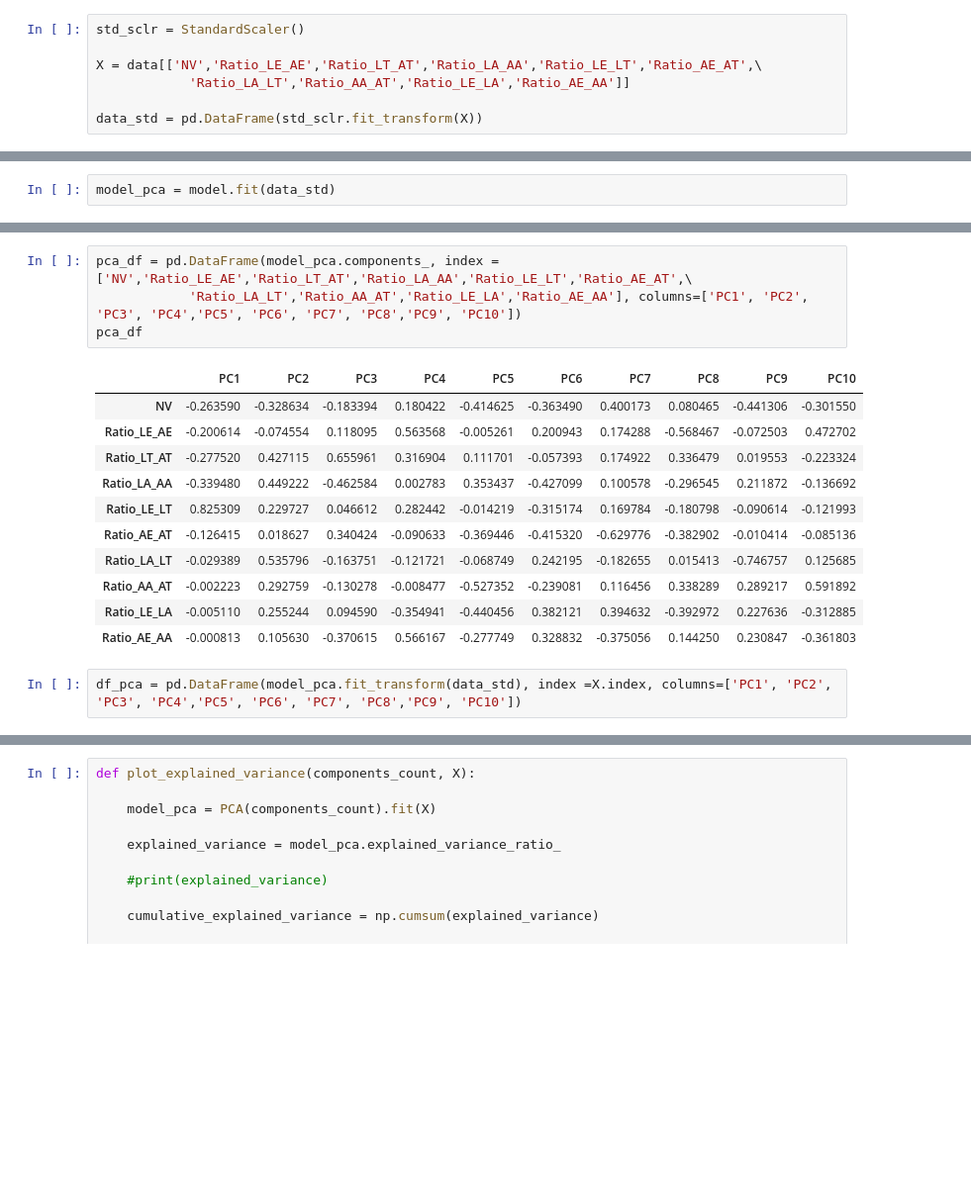
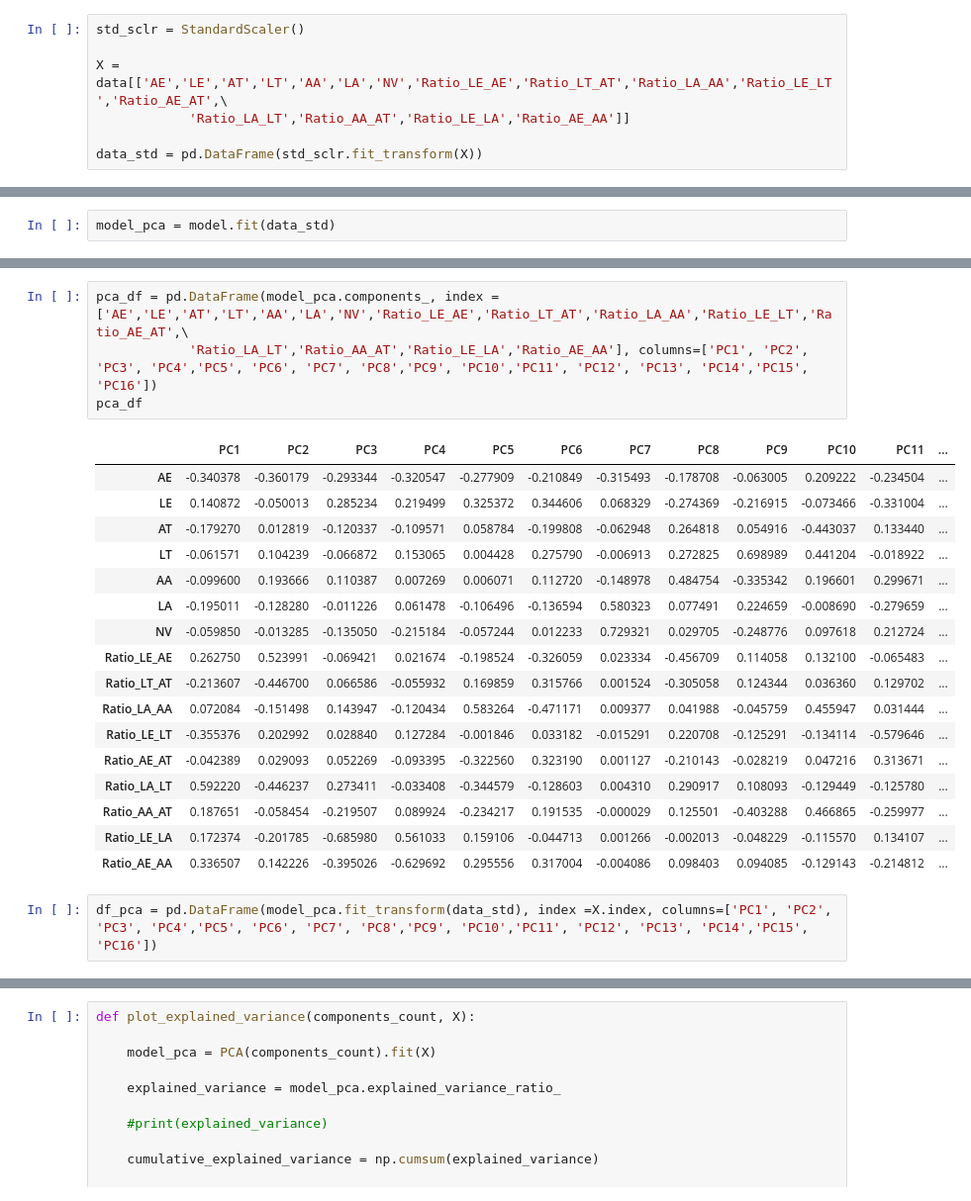
Before and after one commit to szl30n/ProyectosDHDS, a Jupyter notebook: TP4/notebooks/2_Prueba de Kmeans.ipynb, the cells around one changed output, grey strips where cells are left out. Shown at 99% size. Cells and saved outputs as stored; diff of their text form; blank space fills up the shorter version.

```diff
--- a/TP4/notebooks/2_Prueba de Kmeans.ipynb
+++ b/TP4/notebooks/2_Prueba de Kmeans.ipynb
@@ -123,7 +123,7 @@ from sklearn.decomposition import PCA
 # %%
 std_sclr = StandardScaler()
 
-X = data[['NV','Ratio_LE_AE','Ratio_LT_AT','Ratio_LA_AA','Ratio_LE_LT','Ratio_AE_AT',\
+X = data[['AE','LE','AT','LT','AA','LA','NV','Ratio_LE_AE','Ratio_LT_AT','Ratio_LA_AA','Ratio_LE_LT','Ratio_AE_AT',\
             'Ratio_LA_LT','Ratio_AA_AT','Ratio_LE_LA','Ratio_AE_AA']]
 
 data_std = pd.DataFrame(std_sclr.fit_transform(X))
@@ -145,21 +145,27 @@ plt.legend(loc=0);
 # %%
-pca_df = pd.DataFrame(model_pca.components_, index =['NV','Ratio_LE_AE','Ratio_LT_AT','Ratio_LA_AA','Ratio_LE_LT','Ratio_AE_AT',\
-            'Ratio_LA_LT','Ratio_AA_AT','Ratio_LE_LA','Ratio_AE_AA'], columns=['PC1', 'PC2', 'PC3', 'PC4','PC5', 'PC6', 'PC7', 'PC8','PC9', 'PC10'])
+pca_df = pd.DataFrame(model_pca.components_, index =['AE','LE','AT','LT','AA','LA','NV','Ratio_LE_AE','Ratio_LT_AT','Ratio_LA_AA','Ratio_LE_LT','Ratio_AE_AT',\
+            'Ratio_LA_LT','Ratio_AA_AT','Ratio_LE_LA','Ratio_AE_AA'], columns=['PC1', 'PC2', 'PC3', 'PC4','PC5', 'PC6', 'PC7', 'PC8','PC9', 'PC10','PC11', 'PC12', 'PC13', 'PC14','PC15', 'PC16'])
 pca_df
 # %% [output]
-|  | PC1 | PC2 | PC3 | PC4 | PC5 | PC6 | PC7 | PC8 | PC9 | PC10 |
-| NV | -0.263590 | -0.328634 | -0.183394 | 0.180422 | -0.414625 | -0.363490 | 0.400173 | 0.080465 | -0.441306 | -0.301550 |
-| Ratio_LE_AE | -0.200614 | -0.074554 | 0.118095 | 0.563568 | -0.005261 | 0.200943 | 0.174288 | -0.568467 | -0.072503 | 0.472702 |
-| Ratio_LT_AT | -0.277520 | 0.427115 | 0.655961 | 0.316904 | 0.111701 | -0.057393 | 0.174922 | 0.336479 | 0.019553 | -0.223324 |
-| Ratio_LA_AA | -0.339480 | 0.449222 | -0.462584 | 0.002783 | 0.353437 | -0.427099 | 0.100578 | -0.296545 | 0.211872 | -0.136692 |
-| Ratio_LE_LT | 0.825309 | 0.229727 | 0.046612 | 0.282442 | -0.014219 | -0.315174 | 0.169784 | -0.180798 | -0.090614 | -0.121993 |
-| Ratio_AE_AT | -0.126415 | 0.018627 | 0.340424 | -0.090633 | -0.369446 | -0.415320 | -0.629776 | -0.382902 | -0.010414 | -0.085136 |
-| Ratio_LA_LT | -0.029389 | 0.535796 | -0.163751 | -0.121721 | -0.068749 | 0.242195 | -0.182655 | 0.015413 | -0.746757 | 0.125685 |
-| Ratio_AA_AT | -0.002223 | 0.292759 | -0.130278 | -0.008477 | -0.527352 | -0.239081 | 0.116456 | 0.338289 | 0.289217 | 0.591892 |
-| Ratio_LE_LA | -0.005110 | 0.255244 | 0.094590 | -0.354941 | -0.440456 | 0.382121 | 0.394632 | -0.392972 | 0.227636 | -0.312885 |
-| Ratio_AE_AA | -0.000813 | 0.105630 | -0.370615 | 0.566167 | -0.277749 | 0.328832 | -0.375056 | 0.144250 | 0.230847 | -0.361803 |
+|  | PC1 | PC2 | PC3 | PC4 | PC5 | PC6 | PC7 | PC8 | PC9 | PC10 | PC11 | ... |
+| AE | -0.340378 | -0.360179 | -0.293344 | -0.320547 | -0.277909 | -0.210849 | -0.315493 | -0.178708 | -0.063005 | 0.209222 | -0.234504 | ... |
+| LE | 0.140872 | -0.050013 | 0.285234 | 0.219499 | 0.325372 | 0.344606 | 0.068329 | -0.274369 | -0.216915 | -0.073466 | -0.331004 | ... |
+| AT | -0.179270 | 0.012819 | -0.120337 | -0.109571 | 0.058784 | -0.199808 | -0.062948 | 0.264818 | 0.054916 | -0.443037 | 0.133440 | ... |
+| LT | -0.061571 | 0.104239 | -0.066872 | 0.153065 | 0.004428 | 0.275790 | -0.006913 | 0.272825 | 0.698989 | 0.441204 | -0.018922 | ... |
+| AA | -0.099600 | 0.193666 | 0.110387 | 0.007269 | 0.006071 | 0.112720 | -0.148978 | 0.484754 | -0.335342 | 0.196601 | 0.299671 | ... |
+| LA | -0.195011 | -0.128280 | -0.011226 | 0.061478 | -0.106496 | -0.136594 | 0.580323 | 0.077491 | 0.224659 | -0.008690 | -0.279659 | ... |
+| NV | -0.059850 | -0.013285 | -0.135050 | -0.215184 | -0.057244 | 0.012233 | 0.729321 | 0.029705 | -0.248776 | 0.097618 | 0.212724 | ... |
+| Ratio_LE_AE | 0.262750 | 0.523991 | -0.069421 | 0.021674 | -0.198524 | -0.326059 | 0.023334 | -0.456709 | 0.114058 | 0.132100 | -0.065483 | ... |
+| Ratio_LT_AT | -0.213607 | -0.446700 | 0.066586 | -0.055932 | 0.169859 | 0.315766 | 0.001524 | -0.305058 | 0.124344 | 0.036360 | 0.129702 | ... |
+| Ratio_LA_AA | 0.072084 | -0.151498 | 0.143947 | -0.120434 | 0.583264 | -0.471171 | 0.009377 | 0.041988 | -0.045759 | 0.455947 | 0.031444 | ... |
+| Ratio_LE_LT | -0.355376 | 0.202992 | 0.028840 | 0.127284 | -0.001846 | 0.033182 | -0.015291 | 0.220708 | -0.125291 | -0.134114 | -0.579646 | ... |
+| Ratio_AE_AT | -0.042389 | 0.029093 | 0.052269 | -0.093395 | -0.322560 | 0.323190 | 0.001127 | -0.210143 | -0.028219 | 0.047216 | 0.313671 | ... |
+| Ratio_LA_LT | 0.592220 | -0.446237 | 0.273411 | -0.033408 | -0.344579 | -0.128603 | 0.004310 | 0.290917 | 0.108093 | -0.129449 | -0.125780 | ... |
+| Ratio_AA_AT | 0.187651 | -0.058454 | -0.219507 | 0.089924 | -0.234217 | 0.191535 | -0.000029 | 0.125501 | -0.403288 | 0.466865 | -0.259977 | ... |
+| Ratio_LE_LA | 0.172374 | -0.201785 | -0.685980 | 0.561033 | 0.159106 | -0.044713 | 0.001266 | -0.002013 | -0.048229 | -0.115570 | 0.134107 | ... |
+| Ratio_AE_AA | 0.336507 | 0.142226 | -0.395026 | -0.629692 | 0.295556 | 0.317004 | -0.004086 | 0.098403 | 0.094085 | -0.129143 | -0.214812 | ... |
 # %%
-df_pca = pd.DataFrame(model_pca.fit_transform(data_std), index =X.index, columns=['PC1', 'PC2', 'PC3', 'PC4','PC5', 'PC6', 'PC7', 'PC8','PC9', 'PC10'])
+df_pca = pd.DataFrame(model_pca.fit_transform(data_std), index =X.index, columns=['PC1', 'PC2', 'PC3', 'PC4','PC5', 'PC6', 'PC7', 'PC8','PC9', 'PC10','PC11', 'PC12', 'PC13', 'PC14','PC15', 'PC16'])
 # %%
 df_pca.head()
 # %% [output]
```
Also changed, not shown: parts of 7 cells of this notebook, 2 other files.
